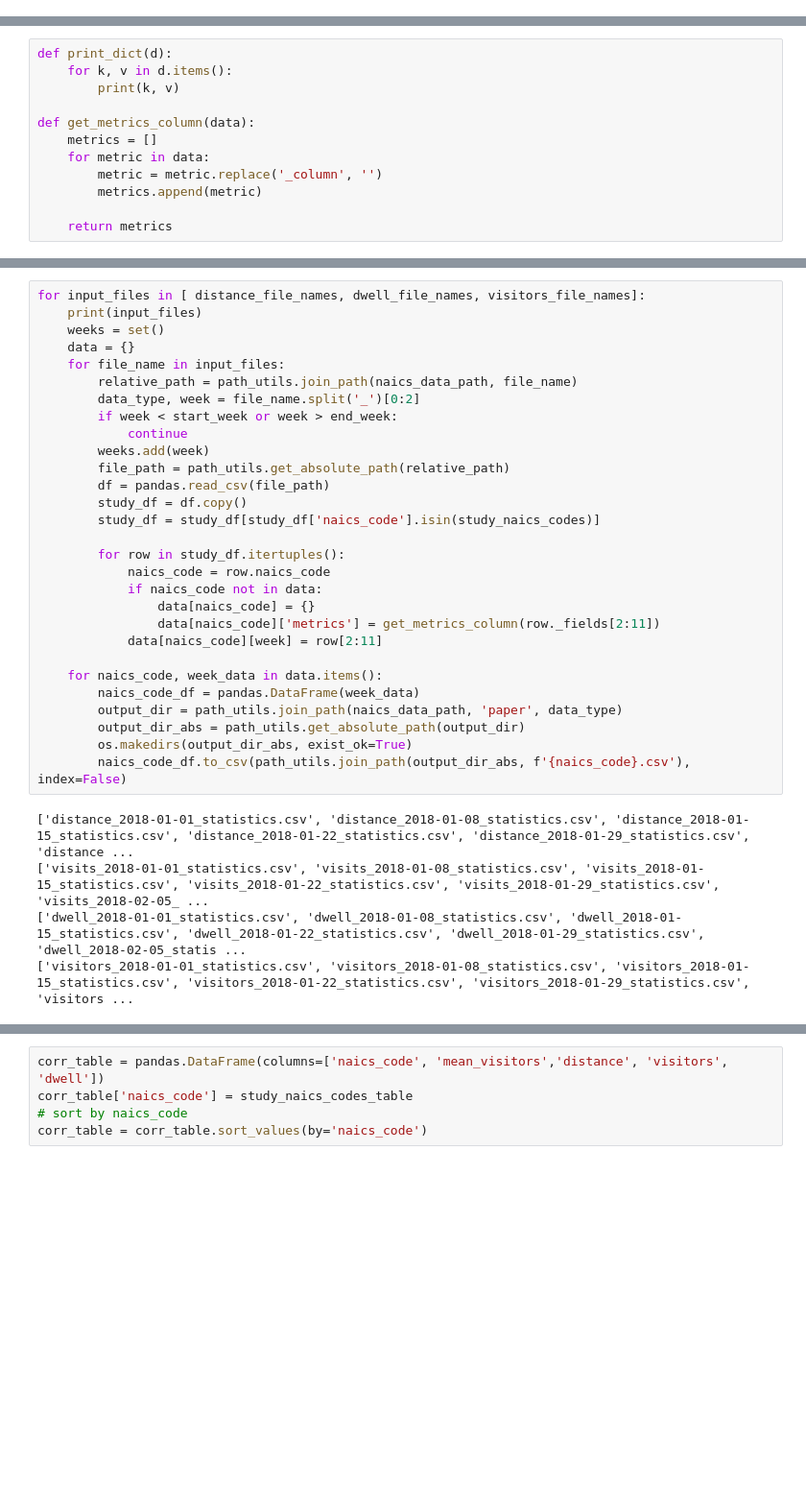
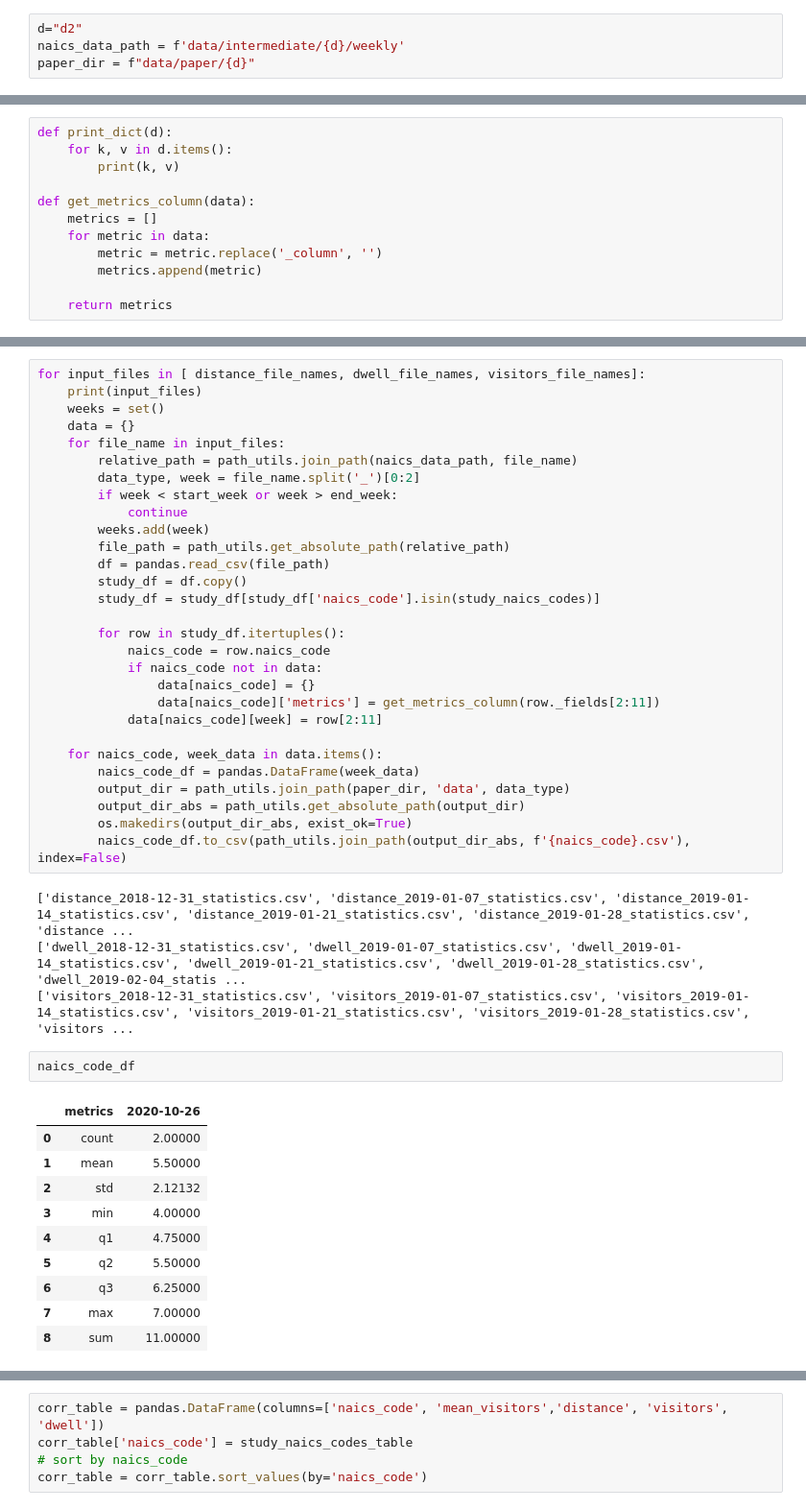
Before and after one commit to onspatial/economic-sectors-mobility-data, a Jupyter notebook: code/dataset.ipynb, the cells around one changed output, grey strips where cells are left out. Shown at 96% size. Saved outputs shown, nothing was run; the diff lists cells and outputs as text; blank space fills up the shorter version.

```diff
--- a/code/dataset.ipynb
+++ b/code/dataset.ipynb
@@ -9,6 +9,10 @@ import os
 # %%
 start_week = '2019-01-01'
 end_week = '2023-01-01'
+# %%
+d="d2"
+naics_data_path = f'data/intermediate/{d}/weekly'
+paper_dir = f"data/paper/{d}"
 # %%
 study_naics_codes_table = [
     '11','21','22','23','31','42','44','48','51','52','53','54','55','56','61','62','71','72','81','92','1114','1151','2111','2131','2211','2212','2361','2371','2373','2381','2382','2389','3118','3119','3121','3149','3159','3162','3169','3219','3222','3231','3241','3255','3261','3271','3272','3312','3313','3323','3325','3328','3329','3331','3334','3344','3345','3352','3361','3364','3369','3391','3399','4231','4232','4233','4234','4235','4236','4237','4238','4242','4243','4244','4245','4246','4247','4249','4411','4412','4421','4431','4441','4442','4451','4453','4461','4471','4482','4483','4511','4522','4523','4531','4532','4533','4543','4811','4821','4831','4832','4841','4851','4852','4853','4854','4859','4871','4881','4883','4884','4885','4889','4911','4921','4931','5111','5121','5122','5151','5152','5179','5182','5191','5221','5222','5223','5231','5241','5242','5259','5311','5312','5321','5322','5323','5324','5411','5412','5413','5416','5417','5418','5511','5613','5614','5616','5619','5621','5622','5629','6111','6112','6113','6114','6115','6116','6117','6211','6212','6214','6215','6216','6219','6221','6222','6223','6231','6233','6241','6242','6244','7111','7112','7113','7121','7131','7132','7211','7212','7223','7224','8111','8114','8122','8123','8131','8132','8133','8134','8139','9211','9221','9231','9261','9281'
@@ -86,15 +89,27 @@ for input_files in [ distance_file_names, dwell_file_names, visitors_file_names]
 
     for naics_code, week_data in data.items():
         naics_code_df = pandas.DataFrame(week_data)
-        output_dir = path_utils.join_path(naics_data_path, 'paper', data_type)
+        output_dir = path_utils.join_path(paper_dir, 'data', data_type)
         output_dir_abs = path_utils.get_absolute_path(output_dir)
         os.makedirs(output_dir_abs, exist_ok=True)
         naics_code_df.to_csv(path_utils.join_path(output_dir_abs, f'{naics_code}.csv'), index=False)
 # %% [output]
-['distance_2018-01-01_statistics.csv', 'distance_2018-01-08_statistics.csv', 'distance_2018-01-15_statistics.csv', 'distance_2018-01-22_statistics.csv', 'distance_2018-01-29_statistics.csv', 'distance ...
-['visits_2018-01-01_statistics.csv', 'visits_2018-01-08_statistics.csv', 'visits_2018-01-15_statistics.csv', 'visits_2018-01-22_statistics.csv', 'visits_2018-01-29_statistics.csv', 'visits_2018-02-05_ ...
-['dwell_2018-01-01_statistics.csv', 'dwell_2018-01-08_statistics.csv', 'dwell_2018-01-15_statistics.csv', 'dwell_2018-01-22_statistics.csv', 'dwell_2018-01-29_statistics.csv', 'dwell_2018-02-05_statis ...
-['visitors_2018-01-01_statistics.csv', 'visitors_2018-01-08_statistics.csv', 'visitors_2018-01-15_statistics.csv', 'visitors_2018-01-22_statistics.csv', 'visitors_2018-01-29_statistics.csv', 'visitors ...
+['distance_2018-12-31_statistics.csv', 'distance_2019-01-07_statistics.csv', 'distance_2019-01-14_statistics.csv', 'distance_2019-01-21_statistics.csv', 'distance_2019-01-28_statistics.csv', 'distance ...
+['dwell_2018-12-31_statistics.csv', 'dwell_2019-01-07_statistics.csv', 'dwell_2019-01-14_statistics.csv', 'dwell_2019-01-21_statistics.csv', 'dwell_2019-01-28_statistics.csv', 'dwell_2019-02-04_statis ...
+['visitors_2018-12-31_statistics.csv', 'visitors_2019-01-07_statistics.csv', 'visitors_2019-01-14_statistics.csv', 'visitors_2019-01-21_statistics.csv', 'visitors_2019-01-28_statistics.csv', 'visitors ...
+# %%
+naics_code_df
+# %% [output]
+|  | metrics | 2020-10-26 |
+| 0 | count | 2.00000 |
+| 1 | mean | 5.50000 |
+| 2 | std | 2.12132 |
+| 3 | min | 4.00000 |
+| 4 | q1 | 4.75000 |
+| 5 | q2 | 5.50000 |
+| 6 | q3 | 6.25000 |
+| 7 | max | 7.00000 |
+| 8 | sum | 11.00000 |
 # %%
 def get_label_text(naic_code, ignore=False):
     if ignore:
```
Also changed, not shown: parts of 7 cells of this notebook, 13 other files.
